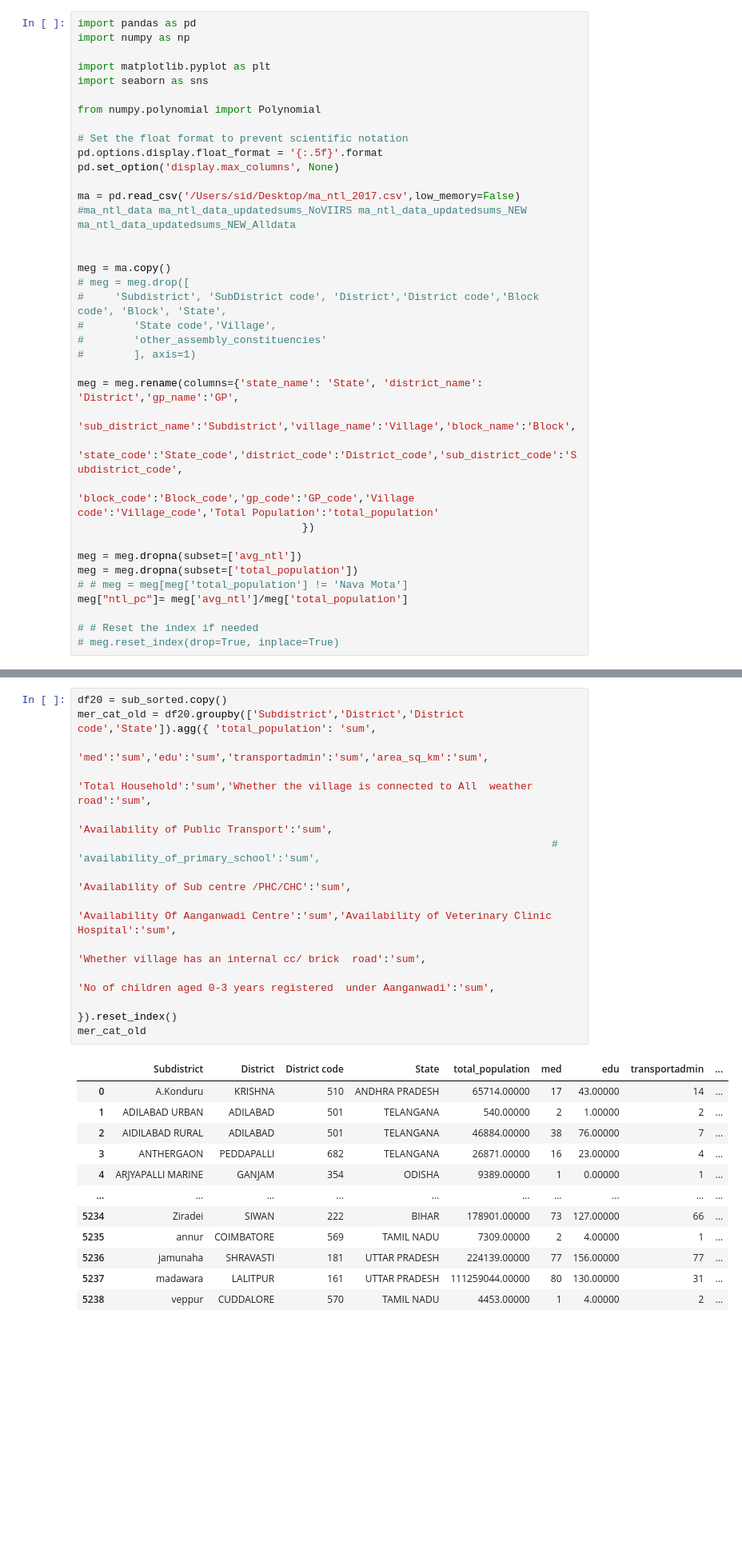
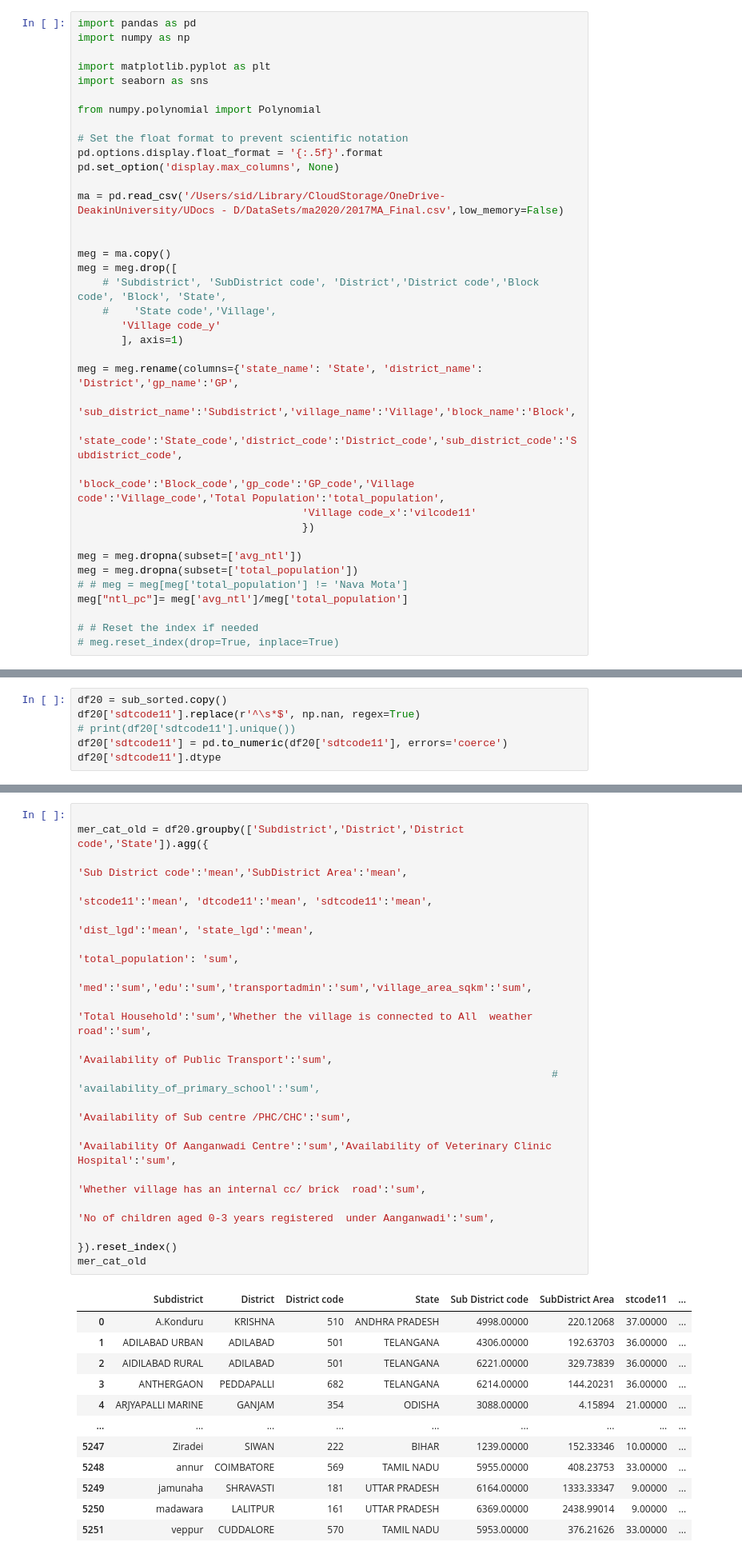
Before and after one commit to SaiSiddhardhaKalla/Master_Thesis, a Jupyter notebook: 09_Panel_Clean.ipynb, the cells around one changed output, grey strips where cells are left out. Shown at 80% size. Saved outputs shown, nothing was run; the diff lists cells and outputs as text; blank space fills up the shorter version.

```diff
--- a/09_Panel_Clean.ipynb
+++ b/09_Panel_Clean.ipynb
@@ -1349,20 +1381,21 @@ from numpy.polynomial import Polynomial
 pd.options.display.float_format = '{:.5f}'.format
 pd.set_option('display.max_columns', None)
 
-ma = pd.read_csv('/Users/sid/Desktop/ma_ntl_2017.csv',low_memory=False) #ma_ntl_data ma_ntl_data_updatedsums_NoVIIRS ma_ntl_data_updatedsums_NEW ma_ntl_data_updatedsums_NEW_Alldata
+ma = pd.read_csv('/Users/sid/Library/CloudStorage/OneDrive-DeakinUniversity/UDocs - D/DataSets/ma2020/2017MA_Final.csv',low_memory=False)
 
 
 meg = ma.copy()
-# meg = meg.drop([
-#     'Subdistrict', 'SubDistrict code', 'District','District code','Block code', 'Block', 'State',
-#        'State code','Village',
-#        'other_assembly_constituencies'
-#        ], axis=1)
+meg = meg.drop([
+    # 'Subdistrict', 'SubDistrict code', 'District','District code','Block code', 'Block', 'State',
+    #    'State code','Village',
+       'Village code_y'
+       ], axis=1)
 
 meg = meg.rename(columns={'state_name': 'State', 'district_name': 'District','gp_name':'GP',
                                     'sub_district_name':'Subdistrict','village_name':'Village','block_name':'Block',
                                     'state_code':'State_code','district_code':'District_code','sub_district_code':'Subdistrict_code',
-                                    'block_code':'Block_code','gp_code':'GP_code','Village code':'Village_code','Total Population':'total_population'
+                                    'block_code':'Block_code','gp_code':'GP_code','Village code':'Village_code','Total Population':'total_population',
+                                    'Village code_x':'vilcode11'
                                     })
 
 meg = meg.dropna(subset=['avg_ntl'])
@@ -1537,3 +1586,9 @@ panel_old = pd.merge(ale2, filter_sub, on=['State','District','District code','S
 # panel = panel[panel['alesina'] > 0]
 # %% [markdown]
 ### Categories
+# %%
+df20 = sub_sorted.copy()
+df20['sdtcode11'].replace(r'^\s*$', np.nan, regex=True)
+# print(df20['sdtcode11'].unique())
+df20['sdtcode11'] = pd.to_numeric(df20['sdtcode11'], errors='coerce')
+df20['sdtcode11'].dtype
@@ -1540,26 +1597,30 @@ panel_old = pd.merge(ale2, filter_sub, on=['State','District','District code','S
 # %%
-df20 = sub_sorted.copy()
-mer_cat_old = df20.groupby(['Subdistrict','District','District code','State']).agg({ 'total_population': 'sum',
-                                                                               'med':'sum','edu':'sum','transportadmin':'sum','area_sq_km':'sum',
+
+mer_cat_old = df20.groupby(['Subdistrict','District','District code','State']).agg({
+                                                                               'Sub District code':'mean','SubDistrict Area':'mean',
+                                                                               'stcode11':'mean', 'dtcode11':'mean', 'sdtcode11':'mean',
+                                                                               'dist_lgd':'mean', 'state_lgd':'mean',
+                                                                               'total_population': 'sum',
+                                                                               'med':'sum','edu':'sum','transportadmin':'sum','village_area_sqkm':'sum',
                                                                                'Total Household':'sum','Whether the village is connected to All  weather road':'sum',
                                                                                'Availability of Public Transport':'sum',
                                                                             #    'availability_of_primary_school':'sum',
                                                                                'Availability of Sub centre /PHC/CHC':'sum',
                                                                                'Availability Of Aanganwadi Centre':'sum','Availability of Veterinary Clinic Hospital':'sum',
                                                                                'Whether village has an internal cc/ brick  road':'sum',
                                                                                'No of children aged 0-3 years registered  under Aanganwadi':'sum',
                                                                                }).reset_index()
 mer_cat_old
 # %% [output]
-|  | Subdistrict | District | District code | State | total_population | med | edu | transportadmin | ... |
-| 0 | A.Konduru | KRISHNA | 510 | ANDHRA PRADESH | 65714.00000 | 17 | 43.00000 | 14 | ... |
-| 1 | ADILABAD URBAN | ADILABAD | 501 | TELANGANA | 540.00000 | 2 | 1.00000 | 2 | ... |
-| 2 | AIDILABAD RURAL | ADILABAD | 501 | TELANGANA | 46884.00000 | 38 | 76.00000 | 7 | ... |
-| 3 | ANTHERGAON | PEDDAPALLI | 682 | TELANGANA | 26871.00000 | 16 | 23.00000 | 4 | ... |
-| 4 | ARJYAPALLI MARINE | GANJAM | 354 | ODISHA | 9389.00000 | 1 | 0.00000 | 1 | ... |
-| ... | ... | ... | ... | ... | ... | ... | ... | ... | ... |
-| 5234 | Ziradei | SIWAN | 222 | BIHAR | 178901.00000 | 73 | 127.00000 | 66 | ... |
-| 5235 | annur | COIMBATORE | 569 | TAMIL NADU | 7309.00000 | 2 | 4.00000 | 1 | ... |
-| 5236 | jamunaha | SHRAVASTI | 181 | UTTAR PRADESH | 224139.00000 | 77 | 156.00000 | 77 | ... |
-| 5237 | madawara | LALITPUR | 161 | UTTAR PRADESH | 111259044.00000 | 80 | 130.00000 | 31 | ... |
-| 5238 | veppur | CUDDALORE | 570 | TAMIL NADU | 4453.00000 | 1 | 4.00000 | 2 | ... |
+|  | Subdistrict | District | District code | State | Sub District code | SubDistrict Area | stcode11 | ... |
+| 0 | A.Konduru | KRISHNA | 510 | ANDHRA PRADESH | 4998.00000 | 220.12068 | 37.00000 | ... |
+| 1 | ADILABAD URBAN | ADILABAD | 501 | TELANGANA | 4306.00000 | 192.63703 | 36.00000 | ... |
+| 2 | AIDILABAD RURAL | ADILABAD | 501 | TELANGANA | 6221.00000 | 329.73839 | 36.00000 | ... |
+| 3 | ANTHERGAON | PEDDAPALLI | 682 | TELANGANA | 6214.00000 | 144.20231 | 36.00000 | ... |
+| 4 | ARJYAPALLI MARINE | GANJAM | 354 | ODISHA | 3088.00000 | 4.15894 | 21.00000 | ... |
+| ... | ... | ... | ... | ... | ... | ... | ... | ... |
+| 5247 | Ziradei | SIWAN | 222 | BIHAR | 1239.00000 | 152.33346 | 10.00000 | ... |
+| 5248 | annur | COIMBATORE | 569 | TAMIL NADU | 5955.00000 | 408.23753 | 33.00000 | ... |
+| 5249 | jamunaha | SHRAVASTI | 181 | UTTAR PRADESH | 6164.00000 | 1333.33347 | 9.00000 | ... |
+| 5250 | madawara | LALITPUR | 161 | UTTAR PRADESH | 6369.00000 | 2438.99014 | 9.00000 | ... |
+| 5251 | veppur | CUDDALORE | 570 | TAMIL NADU | 5953.00000 | 376.21626 | 33.00000 | ... |
```
Also changed, not shown: parts of 21 cells of this notebook, 4 other files.
